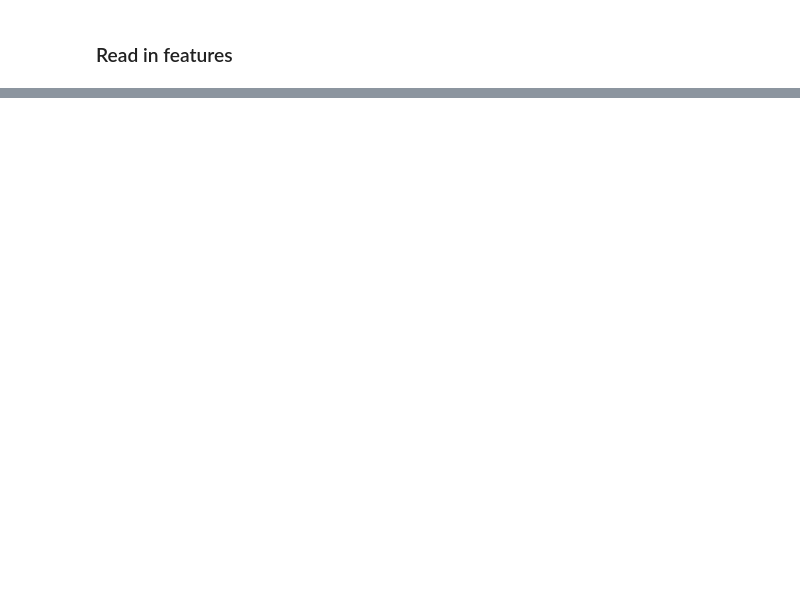
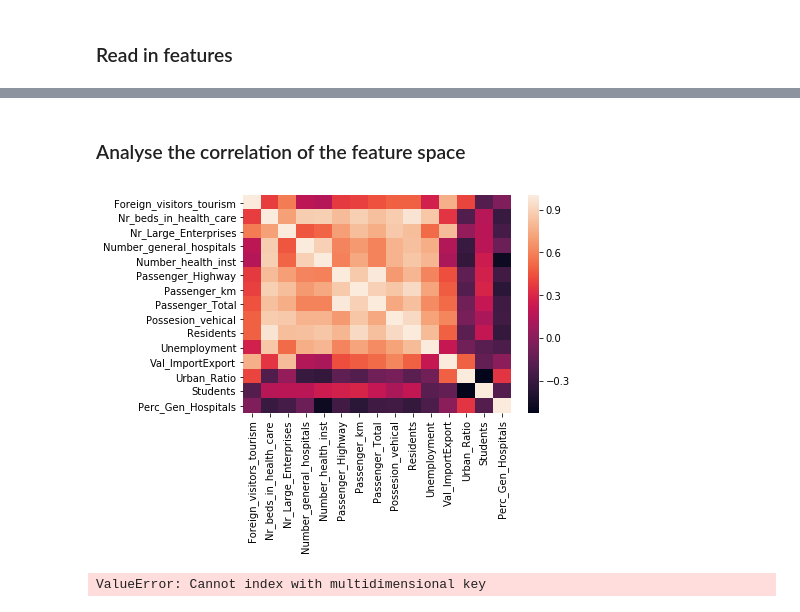
Before and after one commit to matthiasboeker/Covid_19_Forecast, a Jupyter notebook: Notebooks/ARIMA_Approach.ipynb, the cells around one changed output, grey strips where cells are left out. Cells and saved outputs as stored; diff of their text form; code cells hidden in the pictures; blank space fills up the shorter version.

```diff
--- a/Notebooks/ARIMA_Approach.ipynb
+++ b/Notebooks/ARIMA_Approach.ipynb
@@ -221,0 +210,18 @@ Xinjiang            1.999975e+07  >
+# %%
+feature_space['Urban_Ratio'] = feature_space['Urban_Res']/feature_space['Rural_Res']
+feature_space = feature_space.drop(['Urban_Res','Rural_Res'],axis=1)
+feature_space['Students'] = feature_space['Students_high']+feature_space['Students_primary']+feature_space['Students_Secondary']
+feature_space = feature_space.drop(['Students_high','Students_primary','Students_Secondary'],axis=1)
+feature_space['Perc_Gen_Hospitals'] = feature_space['Number_general_hospitals']/feature_space['Number_health_inst']
+feature_space = feature_space.drop(['Passenger_National_Railroad'],axis=1)
+# %% [markdown]
+### Analyse the correlation of the feature space
+# %%
+import seaborn as sn
+corr = feature_space.corr()
+sn.heatmap(corr, annot=False)
+
+plt.show()
+# %% [output]
+[figure, added]
+ValueError: Cannot index with multidimensional key
```
Also changed, not shown: parts of 31 cells of this notebook.
